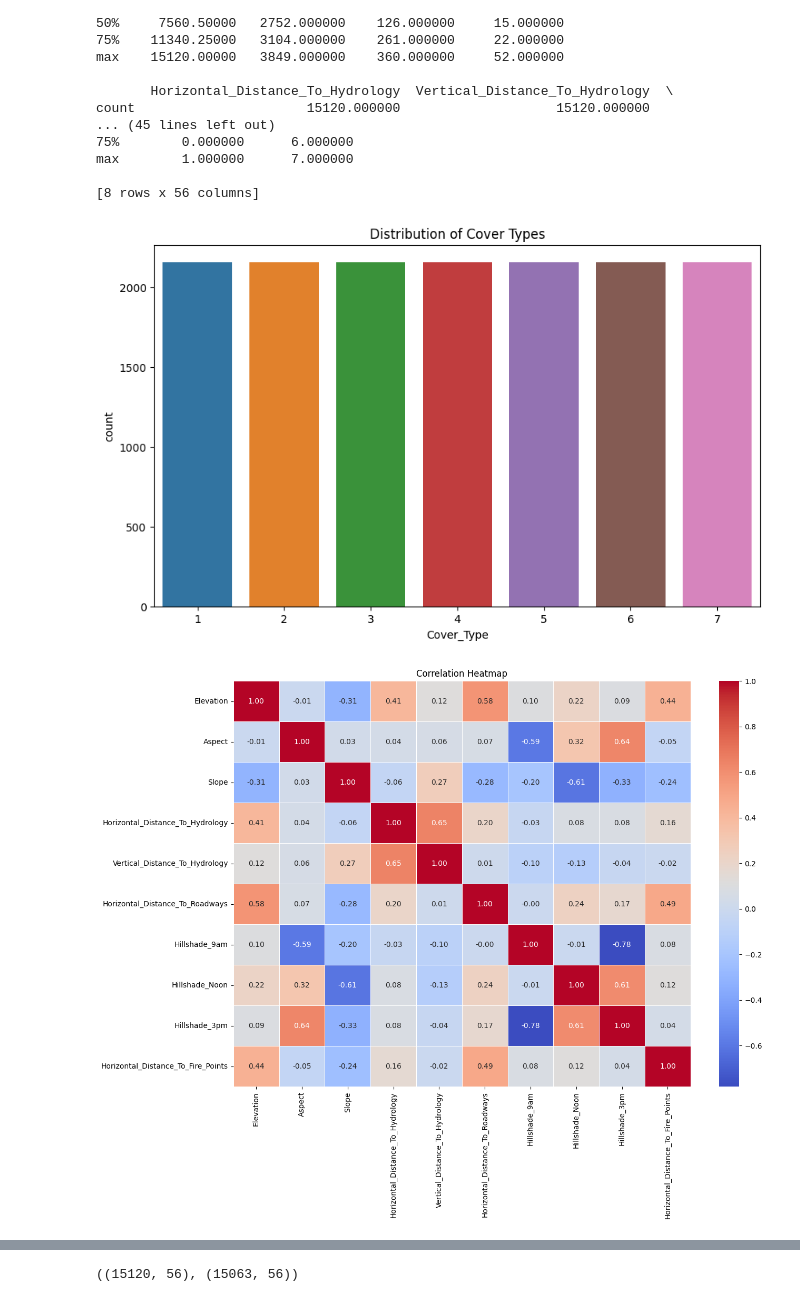
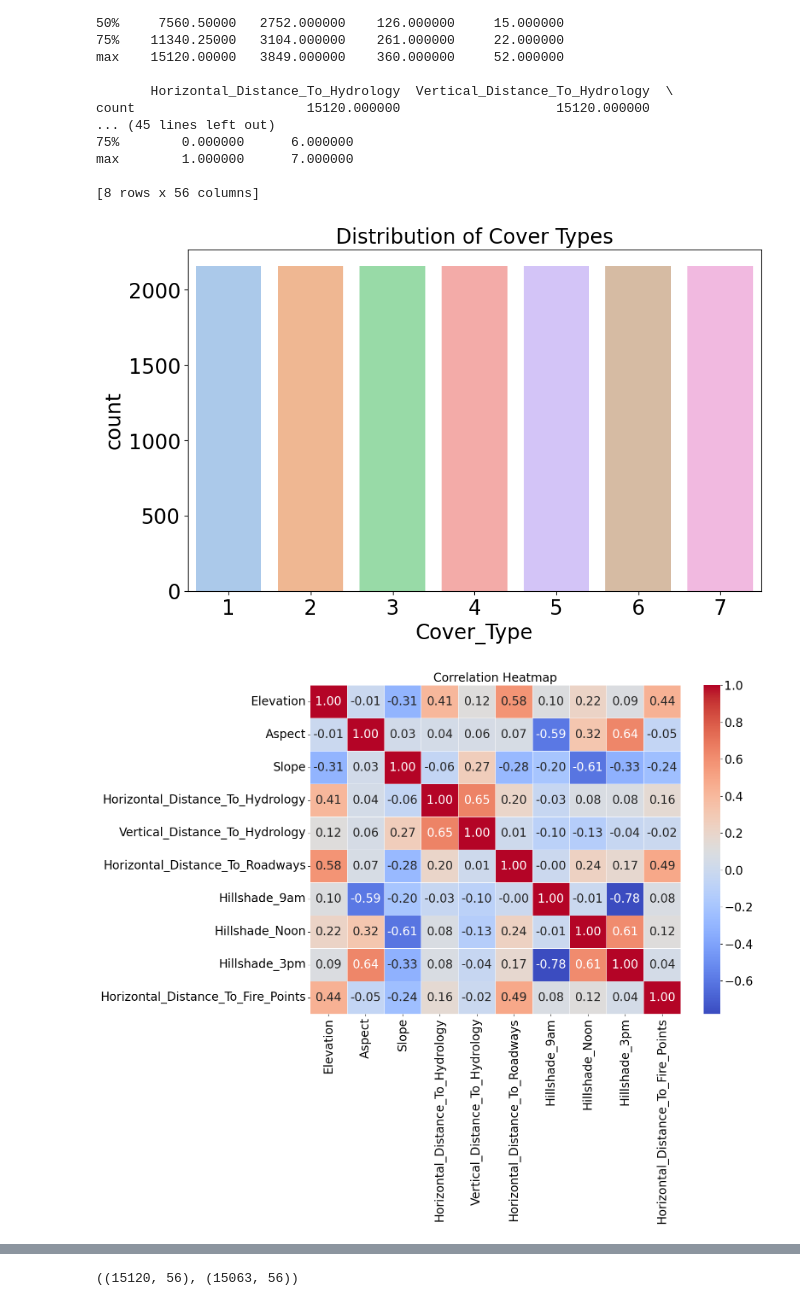
Before and after one commit to Nayaeun/Forest-Cover-Type-Prediction, a Jupyter notebook: final project_updated _1.ipynb, the cells around one changed output, grey strips where cells are left out. Drawn from its saved outputs; the diff is of its cells as text; code cells hidden in the pictures.

```diff
--- a/final project_updated _1.ipynb
+++ b/final project_updated _1.ipynb
@@ -38 +32,7 @@ NameError: name 'tf' is not defined
+# %%
+import pandas as pd
+
+train_url = 'https://raw.githubusercontent.com/Nayaeun/23Spring_ML_Final/main/train.csv'
+df_raw_train = pd.read_csv(train_url)
+df_train = df_raw_train.copy(deep=True)
 # %%
@@ -75,28 +93,28 @@ max        1.000000      7.000000
 # %%
 # Visualize the distribution of cover types
 plt.figure(figsize=(10, 6))
-sns.countplot(data=df, x='Cover_Type')
+sns.countplot(data=df_train, x='Cover_Type', palette='pastel')
 plt.title('Distribution of Cover Types')
 plt.show()
 # %% [output]
-[figure, old version]
+[figure, new version]
 # %%
 cols = []
-for i in df.columns:
+for i in df_train.columns:
     if ('soil' in i.lower()) or ('wilderness' in i.lower()) or ('type' in i.lower()) or ('id' in i.lower()):
         continue
     else:
         cols.append(i)
 # Compute the correlation matrix
-corr_matrix = df[cols].corr()
+corr_matrix = df_train[cols].corr()
 
 # Visualize the correlation matrix as a heatmap
 plt.figure(figsize=(14, 10))
 sns.heatmap(corr_matrix, annot=True, fmt='.2f', cmap='coolwarm', linewidths=0.5)
 plt.title('Correlation Heatmap')
 plt.show()
 # %% [output]
-[figure, old version]
+[figure, new version]
 # %%
 # Visualize relationships between selected features using a pairplot
 subset_features = ['Elevation', 'Aspect', 'Slope', 'Horizontal_Distance_To_Hydrology', 'Cover_Type']
```
Also changed, not shown: parts of 14 cells of this notebook.
